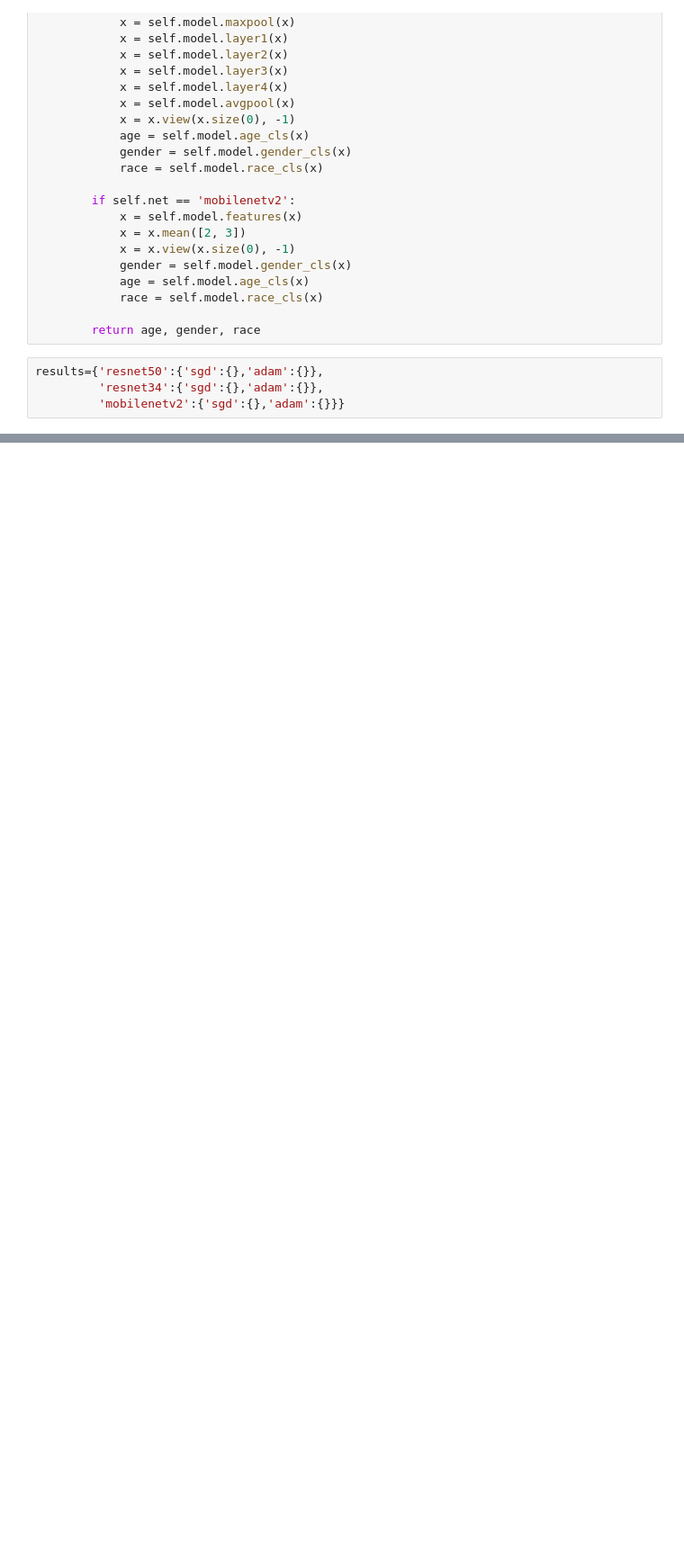
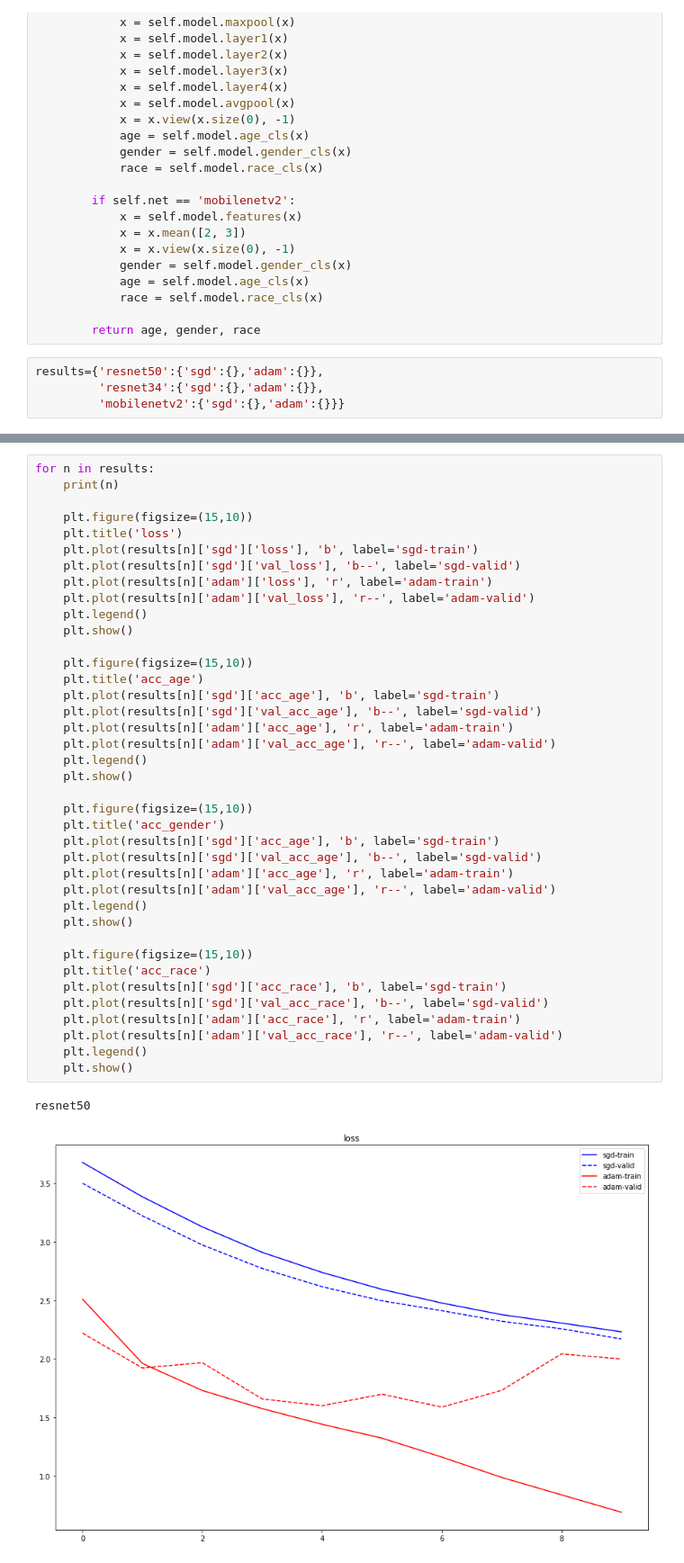
Before and after one commit to gabmars/DL_rtf, a Jupyter notebook: UTKFace/utkface_lab_2.ipynb, the cells around one changed output, grey strips where cells are left out. Shown at 90% size. Drawn from its saved outputs; the diff is of its cells as text; blank space fills up the shorter version.

```diff
--- a/UTKFace/utkface_lab_2.ipynb
+++ b/UTKFace/utkface_lab_2.ipynb
@@ -330,0 +423,42 @@ for net in results:
+# %%
+for n in results:
+    print(n)
+
+    plt.figure(figsize=(15,10))
+    plt.title('loss')
+    plt.plot(results[n]['sgd']['loss'], 'b', label='sgd-train')
+    plt.plot(results[n]['sgd']['val_loss'], 'b--', label='sgd-valid')
+    plt.plot(results[n]['adam']['loss'], 'r', label='adam-train')
+    plt.plot(results[n]['adam']['val_loss'], 'r--', label='adam-valid')
+    plt.legend()
+    plt.show()
+
+    plt.figure(figsize=(15,10))
+    plt.title('acc_age')
+    plt.plot(results[n]['sgd']['acc_age'], 'b', label='sgd-train')
+    plt.plot(results[n]['sgd']['val_acc_age'], 'b--', label='sgd-valid')
+    plt.plot(results[n]['adam']['acc_age'], 'r', label='adam-train')
+    plt.plot(results[n]['adam']['val_acc_age'], 'r--', label='adam-valid')
+    plt.legend()
+    plt.show()
+
+    plt.figure(figsize=(15,10))
+    plt.title('acc_gender')
+    plt.plot(results[n]['sgd']['acc_age'], 'b', label='sgd-train')
+    plt.plot(results[n]['sgd']['val_acc_age'], 'b--', label='sgd-valid')
+    plt.plot(results[n]['adam']['acc_age'], 'r', label='adam-train')
+    plt.plot(results[n]['adam']['val_acc_age'], 'r--', label='adam-valid')
+    plt.legend()
+    plt.show()
+
+    plt.figure(figsize=(15,10))
+    plt.title('acc_race')
+    plt.plot(results[n]['sgd']['acc_race'], 'b', label='sgd-train')
+    plt.plot(results[n]['sgd']['val_acc_race'], 'b--', label='sgd-valid')
+    plt.plot(results[n]['adam']['acc_race'], 'r', label='adam-train')
+    plt.plot(results[n]['adam']['val_acc_race'], 'r--', label='adam-valid')
+    plt.legend()
+    plt.show()
+# %% [output]
+resnet50
+[figure, added]
```
Also changed, not shown: parts of 17 cells of this notebook, 3 other files.
